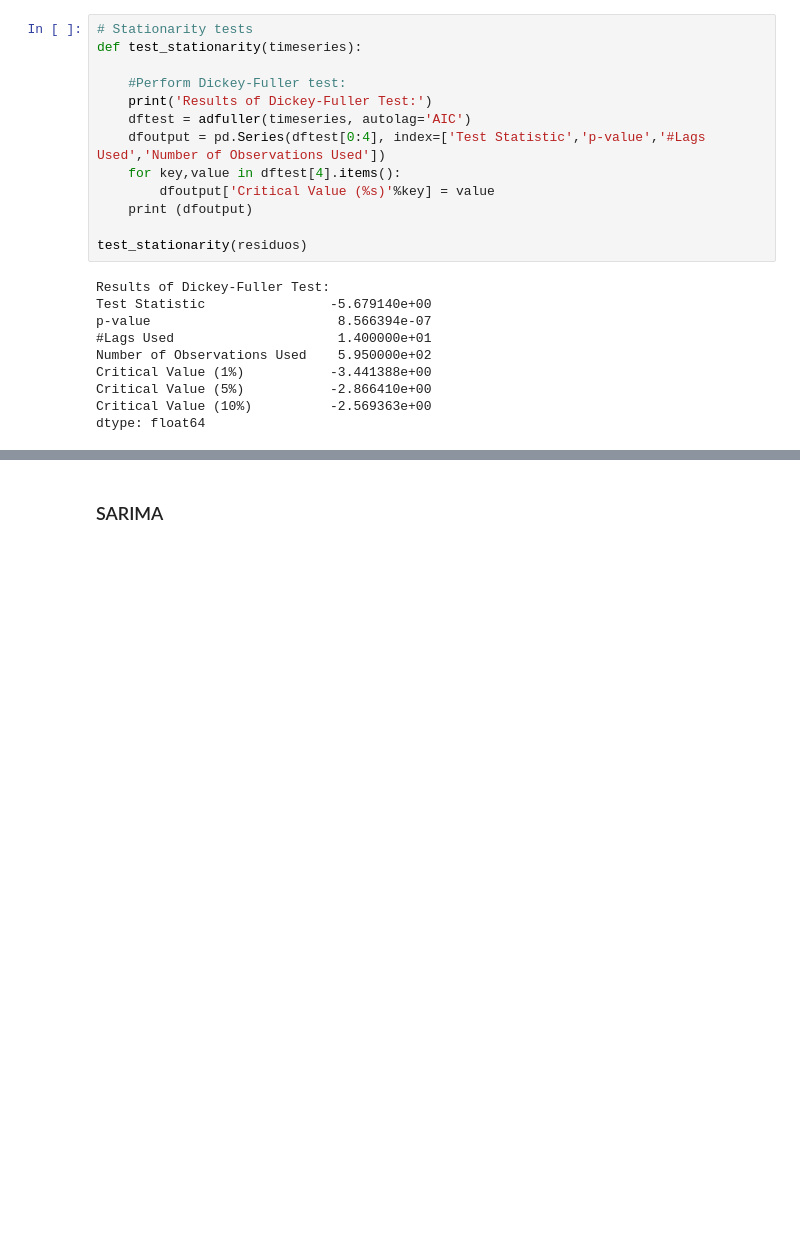
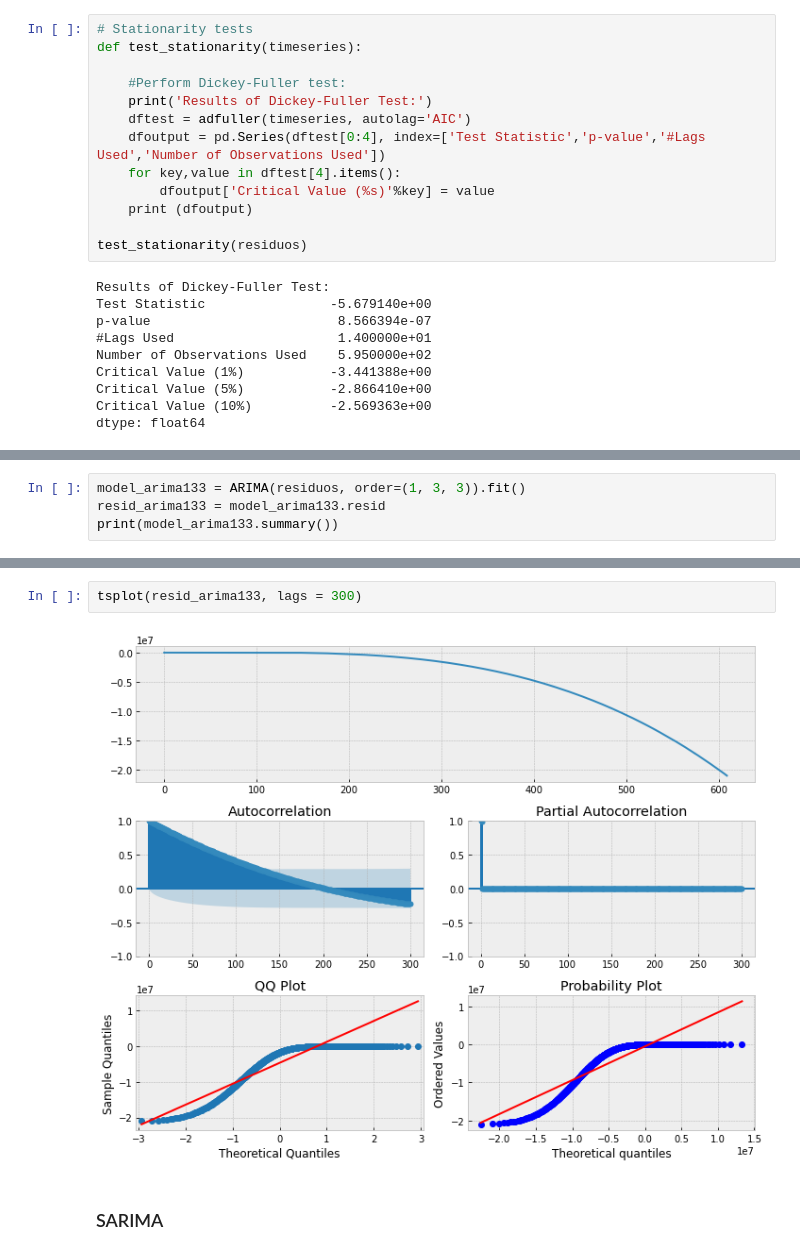
Before and after one commit to derSchmetterling/time_series, a Jupyter notebook: trabalho_ts.ipynb, the cells around one changed output, grey strips where cells are left out. Drawn from its saved outputs; the diff is of its cells as text; blank space fills up the shorter version.

```diff
--- a/trabalho_ts.ipynb
+++ b/trabalho_ts.ipynb
@@ -335,0 +372,4 @@ Warnings:
+# %%
+model_arima133 = ARIMA(residuos, order=(1, 3, 3)).fit()
+resid_arima133 = model_arima133.resid
+print(model_arima133.summary())
@@ -336,2 +394,6 @@ Warnings:
+# %%
+tsplot(resid_arima133, lags = 300)
+# %% [output]
+[figure, added]
 # %% [markdown]
 ### SARIMA
```
Also changed, not shown: parts of 35 cells of this notebook.
